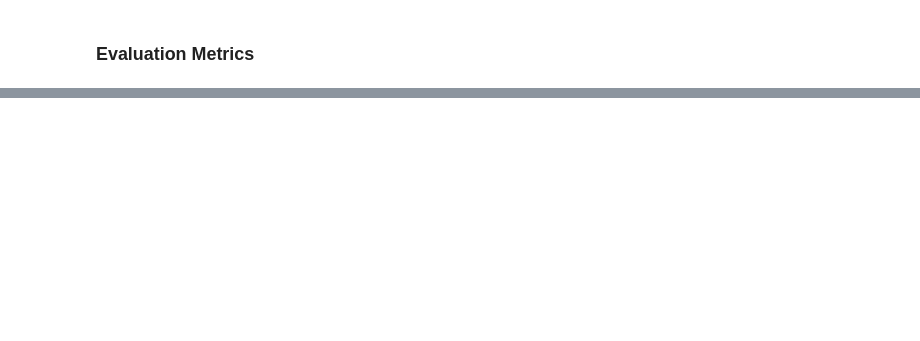
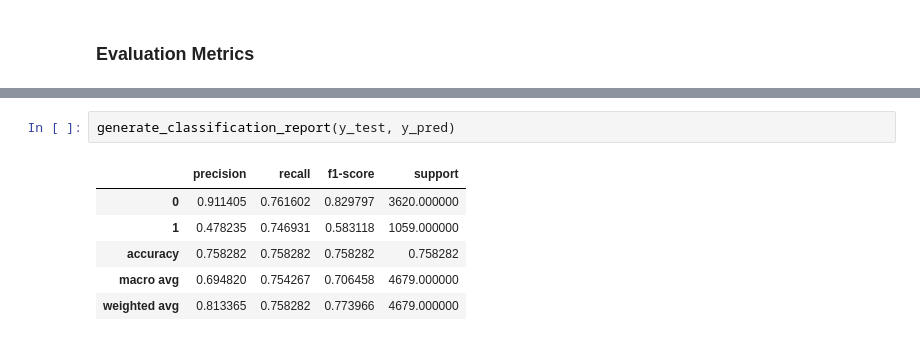
Before and after one commit to EdmundNyaribo/Phase3project_H1N1_vaccine_predic, a Jupyter notebook: index.ipynb, the cells around one changed output, grey strips where cells are left out. Cells and saved outputs as stored; diff of their text form; blank space fills up the shorter version.

```diff
--- a/index.ipynb
+++ b/index.ipynb
@@ -599,0 +643,9 @@ evaluate_model_metrics(model, X_train_scaled, y_train, X_test_scaled, y_test)
+# %%
+generate_classification_report(y_test, y_pred)
+# %% [output]
+|  | precision | recall | f1-score | support |
+| 0 | 0.911405 | 0.761602 | 0.829797 | 3620.000000 |
+| 1 | 0.478235 | 0.746931 | 0.583118 | 1059.000000 |
+| accuracy | 0.758282 | 0.758282 | 0.758282 | 0.758282 |
+| macro avg | 0.694820 | 0.754267 | 0.706458 | 4679.000000 |
+| weighted avg | 0.813365 | 0.758282 | 0.773966 | 4679.000000 |
```
Also changed, not shown: parts of 20 cells of this notebook.
